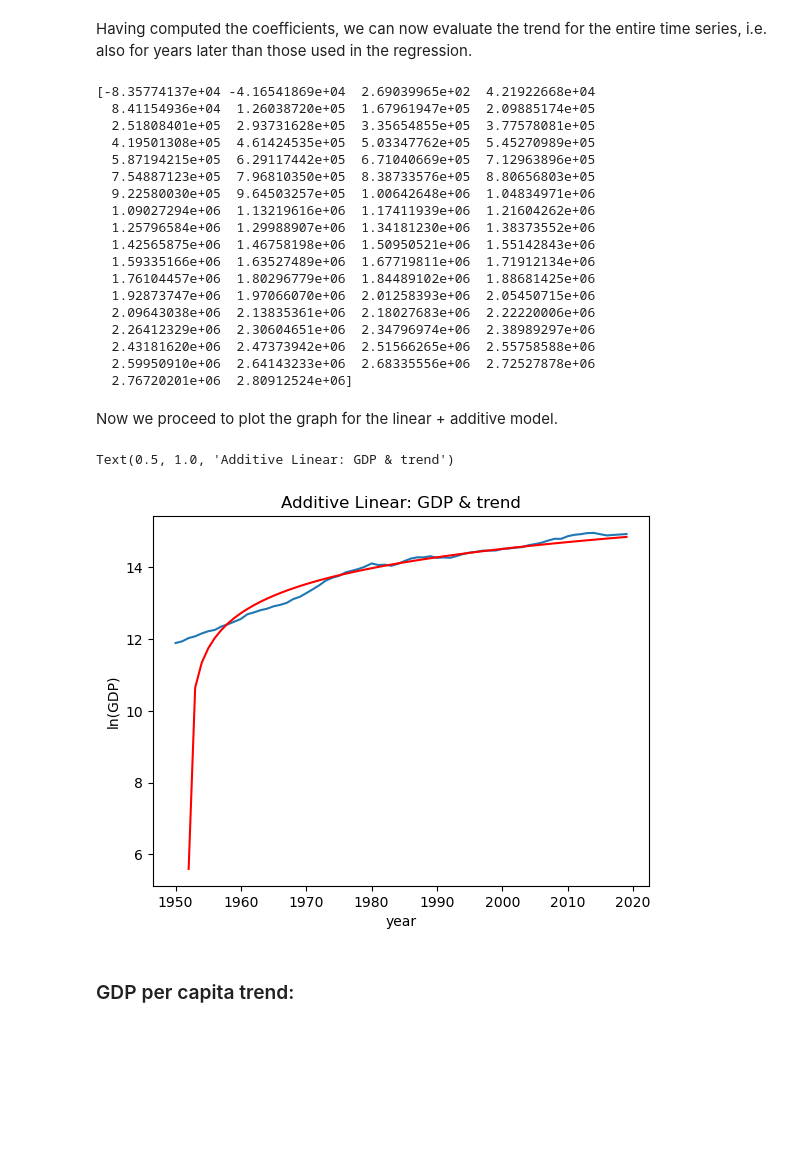
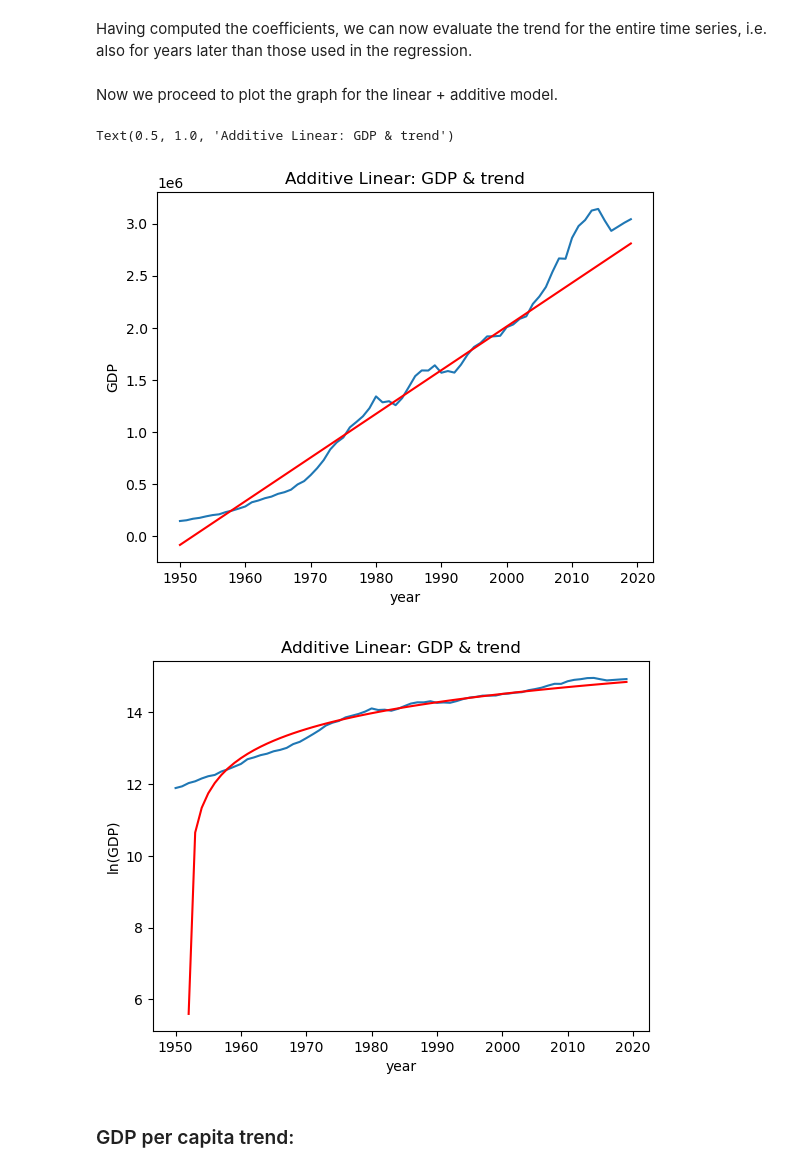
Before and after one commit to Jessie-Fung/ec2b1-brazil, a Jupyter notebook: code/code.ipynb, the cells around one changed output. Saved outputs shown, nothing was run; the diff lists cells and outputs as text; code cells hidden in the pictures; blank space fills up the shorter version.

```diff
--- a/code/code.ipynb
+++ b/code/code.ipynb
@@ -74,45 +74,35 @@ for t in range(T_all):
 
 # Let us convert into log-units
 yhat_add_lin = np.log(Yhat_add_lin)
-# %%
-print(Yhat_add_lin)
-# %% [output]
-[-8.35774137e+04 -4.16541869e+04  2.69039965e+02  4.21922668e+04
-  8.41154936e+04  1.26038720e+05  1.67961947e+05  2.09885174e+05
-  2.51808401e+05  2.93731628e+05  3.35654855e+05  3.77578081e+05
-  4.19501308e+05  4.61424535e+05  5.03347762e+05  5.45270989e+05
-  5.87194215e+05  6.29117442e+05  6.71040669e+05  7.12963896e+05
-  7.54887123e+05  7.96810350e+05  8.38733576e+05  8.80656803e+05
-  9.22580030e+05  9.64503257e+05  1.00642648e+06  1.04834971e+06
-  1.09027294e+06  1.13219616e+06  1.17411939e+06  1.21604262e+06
-  1.25796584e+06  1.29988907e+06  1.34181230e+06  1.38373552e+06
-  1.42565875e+06  1.46758198e+06  1.50950521e+06  1.55142843e+06
-  1.59335166e+06  1.63527489e+06  1.67719811e+06  1.71912134e+06
-  1.76104457e+06  1.80296779e+06  1.84489102e+06  1.88681425e+06
-  1.92873747e+06  1.97066070e+06  2.01258393e+06  2.05450715e+06
-  2.09643038e+06  2.13835361e+06  2.18027683e+06  2.22220006e+06
-  2.26412329e+06  2.30604651e+06  2.34796974e+06  2.38989297e+06
-  2.43181620e+06  2.47373942e+06  2.51566265e+06  2.55758588e+06
-  2.59950910e+06  2.64143233e+06  2.68335556e+06  2.72527878e+06
-  2.76720201e+06  2.80912524e+06]
 # %% [markdown]
 Now we proceed to plot the graph for the linear + additive model.
 # %%
 plt.figure()
-#one could add options such as a particular size and use instead
-#plt.figure(figsize=(7, 5))
+plt.plot(data['year'], data['rgdpna'])
+plt.plot(data['year'],Yhat_add_lin, color = 'red')
+
+#labels
+plt.xlabel("year")
+plt.ylabel("GDP")
+
+#title
+plt.title("Additive Linear: GDP & trend")
+
+
+plt.figure()
 plt.plot(data['year'],np.log(data['rgdpna']))
 plt.plot(data['year'],yhat_add_lin, color = 'red')
 
 #labels
 plt.xlabel("year")
 plt.ylabel("ln(GDP)")
 
 #title
 plt.title("Additive Linear: GDP & trend")
 # %% [output]
 Text(0.5, 1.0, 'Additive Linear: GDP & trend')
-[figure, old version]
+[figure, new version]
+[figure, added]
 # %% [markdown]
 ### GDP per capita trend:
 # %%
```
Also changed, not shown: parts of 3 cells of this notebook.
